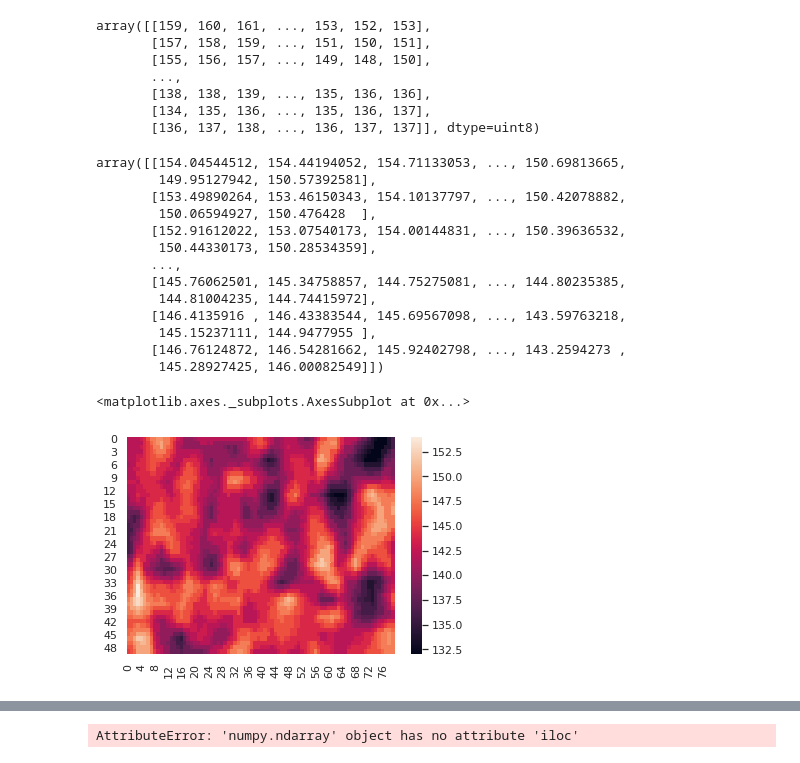
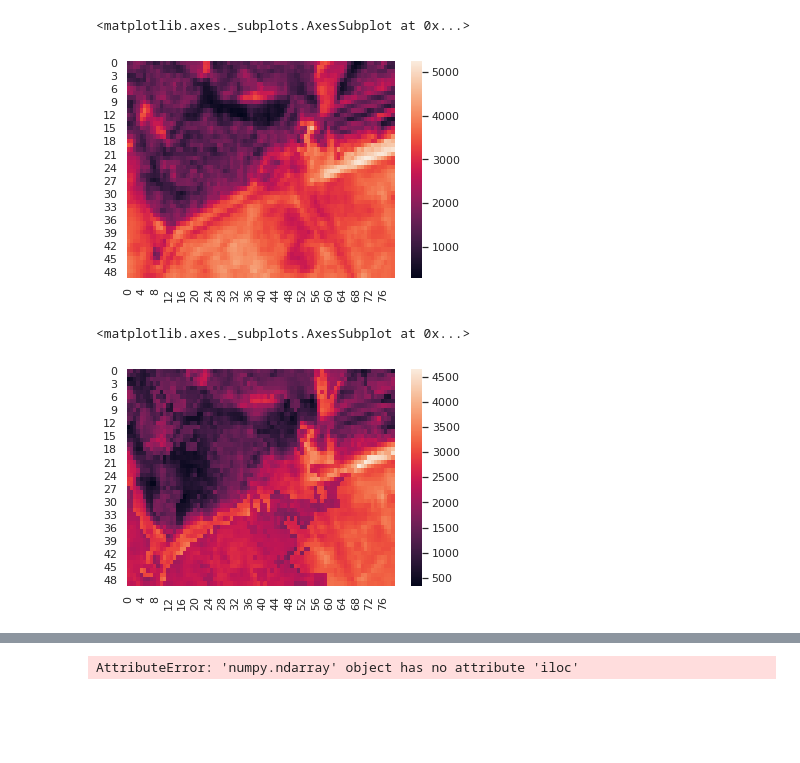
Before and after one commit to NirliptaPande/Vienna, a Jupyter notebook: Results_meta_VVVH.ipynb, the cells around one changed output, grey strips where cells are left out. Saved outputs shown, nothing was run; the diff lists cells and outputs as text; code cells hidden in the pictures; blank space fills up the shorter version.

```diff
--- a/Results_meta_VVVH.ipynb
+++ b/Results_meta_VVVH.ipynb
@@ -27,39 +38,17 @@ array([[142, 142, 142, ..., 132, 134, 136],
 # %%
 stack = stack_df[stack_df['start_datetime'] < np.datetime64(end)]
 sorted_datetimes = sorted(list(set(
     stack['start_datetime'].values)), reverse = True)
-monkey = stack.iloc[1]
+monkey = stack.iloc[9]
 monkey = Raster((monkey['raster_path']), window=window)
 monkey = monkey.array.reshape(50,80)
-monkey
+sns.heatmap(monkey)
 # %% [output]
-array([[159, 160, 161, ..., 153, 152, 153],
-       [157, 158, 159, ..., 151, 150, 151],
-       [155, 156, 157, ..., 149, 148, 150],
-       ...,
-       [138, 138, 139, ..., 135, 136, 136],
-       [134, 135, 136, ..., 135, 136, 137],
-       [136, 137, 138, ..., 136, 137, 137]], dtype=uint8)
+<matplotlib.axes._subplots.AxesSubplot at 0x...>
+[figure, added]
 # %%
-pred = np.load('./namelist/prediction_2019-09-23.npy')
-pred
+pred = np.load('./s2b08/2019-04-26.npy')
+sns.heatmap(pred)
 # %% [output]
-array([[154.04544512, 154.44194052, 154.71133053, ..., 150.69813665,
-        149.95127942, 150.57392581],
-       [153.49890264, 153.46150343, 154.10137797, ..., 150.42078882,
-        150.06594927, 150.476428  ],
-       [152.91612022, 153.07540173, 154.00144831, ..., 150.39636532,
-        150.44330173, 150.28534359],
-       ...,
-       [145.76062501, 145.34758857, 144.75275081, ..., 144.80235385,
-        144.81004235, 144.74415972],
-       [146.4135916 , 146.43383544, 145.69567098, ..., 143.59763218,
-        145.15237111, 144.9477955 ],
-       [146.76124872, 146.54281662, 145.92402798, ..., 143.2594273 ,
-        145.28927425, 146.00082549]])
+<matplotlib.axes._subplots.AxesSubplot at 0x...>
+[figure, added]
-# %%
-import seaborn as sns; sns.set_theme()
-sns.heatmap(target)
-# %% [output]
-<matplotlib.axes._subplots.AxesSubplot at 0x...>
-[figure, removed]
```
Also changed, not shown: parts of 7 cells of this notebook, 20 other files.
